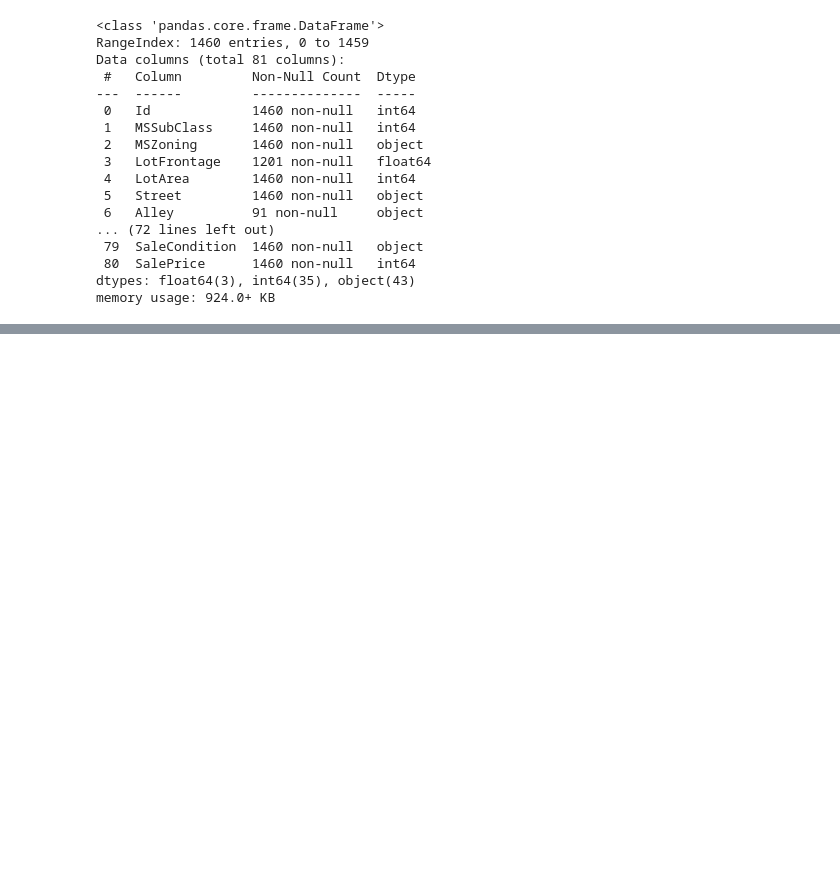
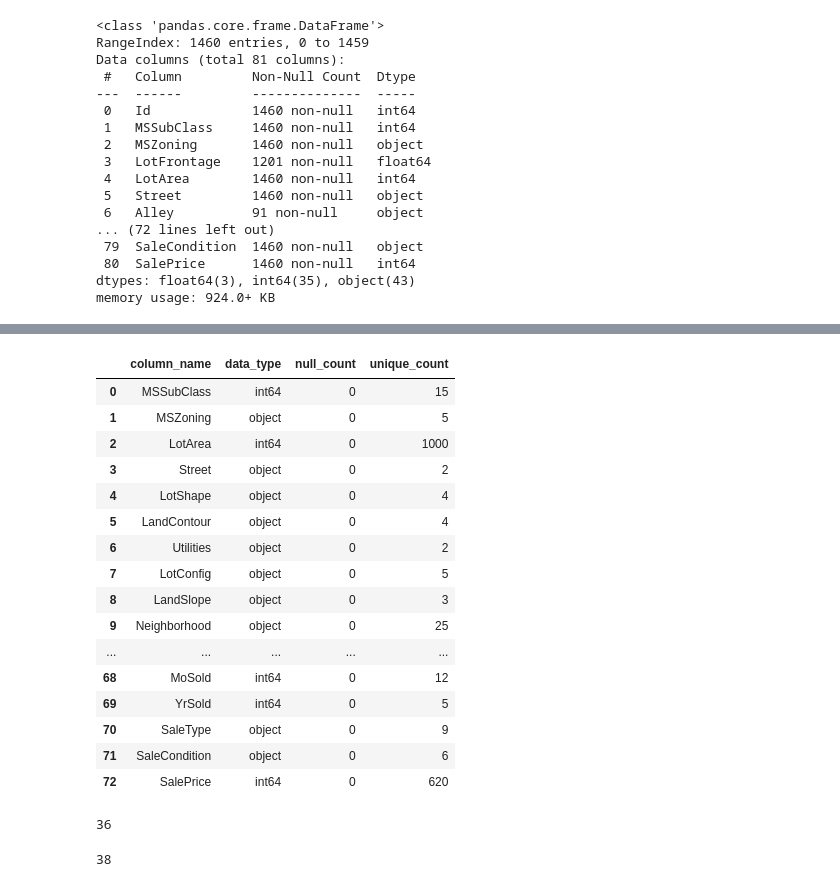
Before and after one commit to ABhatta92/HousePricingRegression, a Jupyter notebook: AbhiroopBhattacharya_HousingPriceRegression.ipynb, the cells around one changed output, grey strips where cells are left out. Drawn from its saved outputs; the diff is of its cells as text; code cells hidden in the pictures; blank space fills up the shorter version.

```diff
--- a/AbhiroopBhattacharya_HousingPriceRegression.ipynb
+++ b/AbhiroopBhattacharya_HousingPriceRegression.ipynb
@@ -213,0 +224,33 @@ df.shape
+# %%
+df_meta = get_metadata(df)
+# %%
+df_meta
+# %% [output]
+|  | column_name | data_type | null_count | unique_count |
+| 0 | MSSubClass | int64 | 0 | 15 |
+| 1 | MSZoning | object | 0 | 5 |
+| 2 | LotArea | int64 | 0 | 1000 |
+| 3 | Street | object | 0 | 2 |
+| 4 | LotShape | object | 0 | 4 |
+| 5 | LandContour | object | 0 | 4 |
+| 6 | Utilities | object | 0 | 2 |
+| 7 | LotConfig | object | 0 | 5 |
+| 8 | LandSlope | object | 0 | 3 |
+| 9 | Neighborhood | object | 0 | 25 |
+| ... | ... | ... | ... | ... |
+| 68 | MoSold | int64 | 0 | 12 |
+| 69 | YrSold | int64 | 0 | 5 |
+| 70 | SaleType | object | 0 | 9 |
+| 71 | SaleCondition | object | 0 | 6 |
+| 72 | SalePrice | int64 | 0 | 620 |
+# %%
+cols_num = df_meta[df_meta['data_type'] != 'object']['column_name'].to_list()
+len(cols_num)
+# %% [output]
+36
+# %%
+cols_cat = list(set(df.columns)-set(cols_num))
+cols_cat.append('SalePrice')
+len(cols_cat)
+# %% [output]
+38
```
Also changed, not shown: parts of 12 cells of this notebook.
